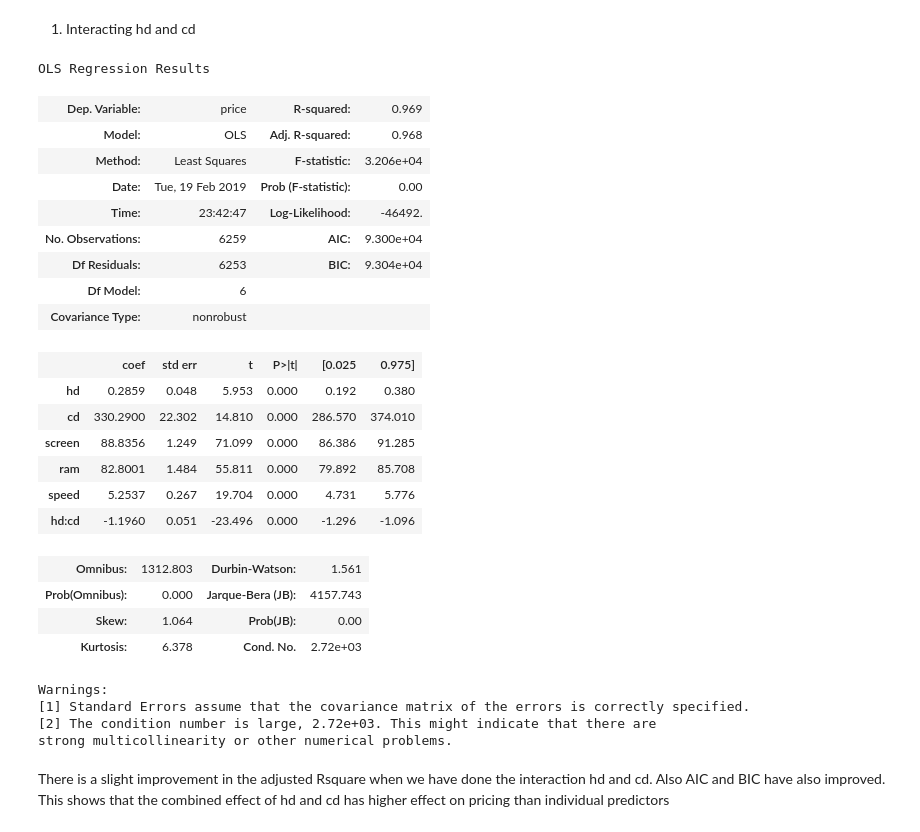
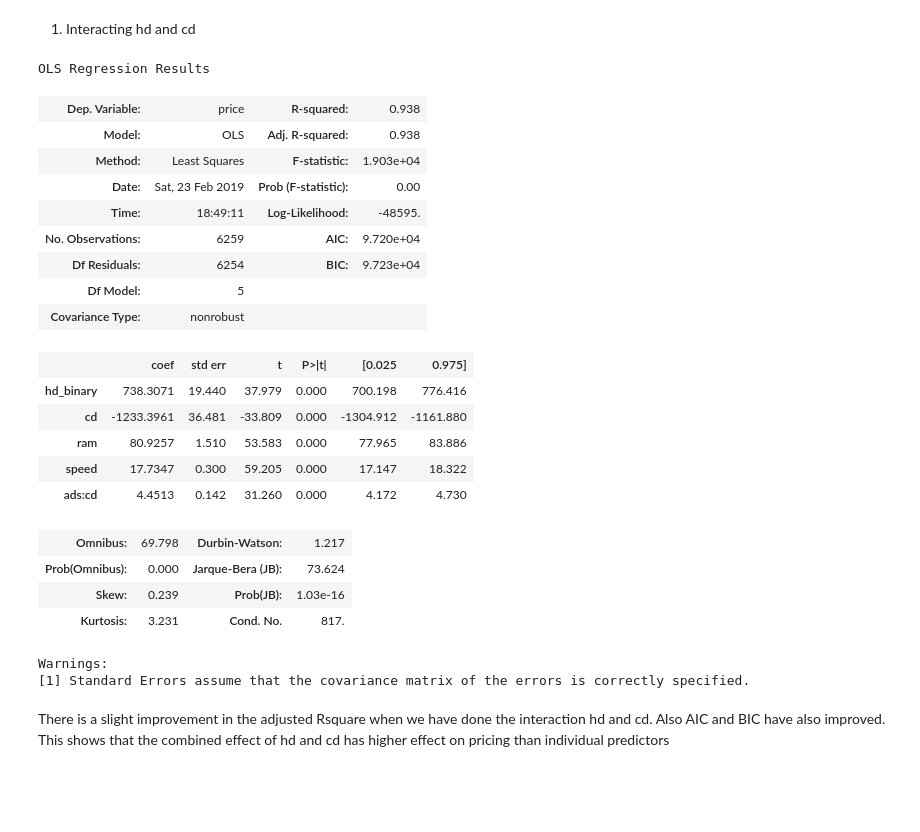
Before and after one commit to kapilashu/Data-Science-Assignments, a Jupyter notebook: Assignment 2_AshuKapil_INFO6105.ipynb, the cells around one changed output. Saved outputs shown, nothing was run; the diff lists cells and outputs as text; code cells hidden in the pictures; blank space fills up the shorter version.

```diff
--- a/Assignment 2_AshuKapil_INFO6105.ipynb
+++ b/Assignment 2_AshuKapil_INFO6105.ipynb
@@ -25,3 +223,7 @@ df=pd.read_csv(r"Computers.csv",decimal = ',')
+# %%
+df.drop('trend', axis=1, inplace=True)
+# %%
+df.drop('multi', axis=1, inplace=True)
 # %%
 df.head()
 # %% [output]
@@ -36,3 +235,0 @@ cd1={"yes":1,"no":0}
-# %%
-df.cd=[cd1[item] for item in df.cd]
-df.head()
@@ -84,2 +269,0 @@ False
-# %%
-df.drop('S.No.', axis=1, inplace=True)
@@ -325,34 +509,31 @@ From the 3 models, we understand that there is very less difference in all the t
 # %% [markdown]
 1. Interacting hd and cd
 # %%
-hd_cd_model_A = ols("price ~ hd + cd + screen + ram + speed + hd : cd -1", data=df).fit()
-hd_cd_model_A.summary()
+ads_cd_model_A = ols("price ~ hd_binary + cd + ram + speed + ads : cd -1", data=df).fit()
+ads_cd_model_A.summary()
 # %% [output]
 OLS Regression Results
-| Dep. Variable: | price | R-squared: | 0.969 |
-| Model: | OLS | Adj. R-squared: | 0.968 |
-| Method: | Least Squares | F-statistic: | 3.206e+04 |
-| Date: | Tue, 19 Feb 2019 | Prob (F-statistic): | 0.00 |
-| Time: | 23:42:47 | Log-Likelihood: | -46492. |
-| No. Observations: | 6259 | AIC: | 9.300e+04 |
-| Df Residuals: | 6253 | BIC: | 9.304e+04 |
-| Df Model: | 6 |  |  |
+| Dep. Variable: | price | R-squared: | 0.938 |
+| Model: | OLS | Adj. R-squared: | 0.938 |
+| Method: | Least Squares | F-statistic: | 1.903e+04 |
+| Date: | Sat, 23 Feb 2019 | Prob (F-statistic): | 0.00 |
+| Time: | 18:49:11 | Log-Likelihood: | -48595. |
+| No. Observations: | 6259 | AIC: | 9.720e+04 |
+| Df Residuals: | 6254 | BIC: | 9.723e+04 |
+| Df Model: | 5 |  |  |
 | Covariance Type: | nonrobust |  |  |
 |  | coef | std err | t | P>|t| | [0.025 | 0.975] |
-| hd | 0.2859 | 0.048 | 5.953 | 0.000 | 0.192 | 0.380 |
-| cd | 330.2900 | 22.302 | 14.810 | 0.000 | 286.570 | 374.010 |
-| screen | 88.8356 | 1.249 | 71.099 | 0.000 | 86.386 | 91.285 |
-| ram | 82.8001 | 1.484 | 55.811 | 0.000 | 79.892 | 85.708 |
-| speed | 5.2537 | 0.267 | 19.704 | 0.000 | 4.731 | 5.776 |
-| hd:cd | -1.1960 | 0.051 | -23.496 | 0.000 | -1.296 | -1.096 |
+| hd_binary | 738.3071 | 19.440 | 37.979 | 0.000 | 700.198 | 776.416 |
+| cd | -1233.3961 | 36.481 | -33.809 | 0.000 | -1304.912 | -1161.880 |
+| ram | 80.9257 | 1.510 | 53.583 | 0.000 | 77.965 | 83.886 |
+| speed | 17.7347 | 0.300 | 59.205 | 0.000 | 17.147 | 18.322 |
+| ads:cd | 4.4513 | 0.142 | 31.260 | 0.000 | 4.172 | 4.730 |
-| Omnibus: | 1312.803 | Durbin-Watson: | 1.561 |
-| Prob(Omnibus): | 0.000 | Jarque-Bera (JB): | 4157.743 |
-| Skew: | 1.064 | Prob(JB): | 0.00 |
-| Kurtosis: | 6.378 | Cond. No. | 2.72e+03 |
+| Omnibus: | 69.798 | Durbin-Watson: | 1.217 |
+| Prob(Omnibus): | 0.000 | Jarque-Bera (JB): | 73.624 |
+| Skew: | 0.239 | Prob(JB): | 1.03e-16 |
+| Kurtosis: | 3.231 | Cond. No. | 817. |
 Warnings:
 [1] Standard Errors assume that the covariance matrix of the errors is correctly specified.
-[2] The condition number is large, 2.72e+03. This might indicate that there are
-strong multicollinearity or other numerical problems.
 # %% [markdown]
 There is a slight improvement in the adjusted Rsquare when we have done the interaction hd and cd. Also AIC and BIC have also improved. This shows that the combined effect of hd and cd has higher effect on pricing than individual predictors
 # %% [markdown]
```
Also changed, not shown: parts of 63 cells of this notebook.
